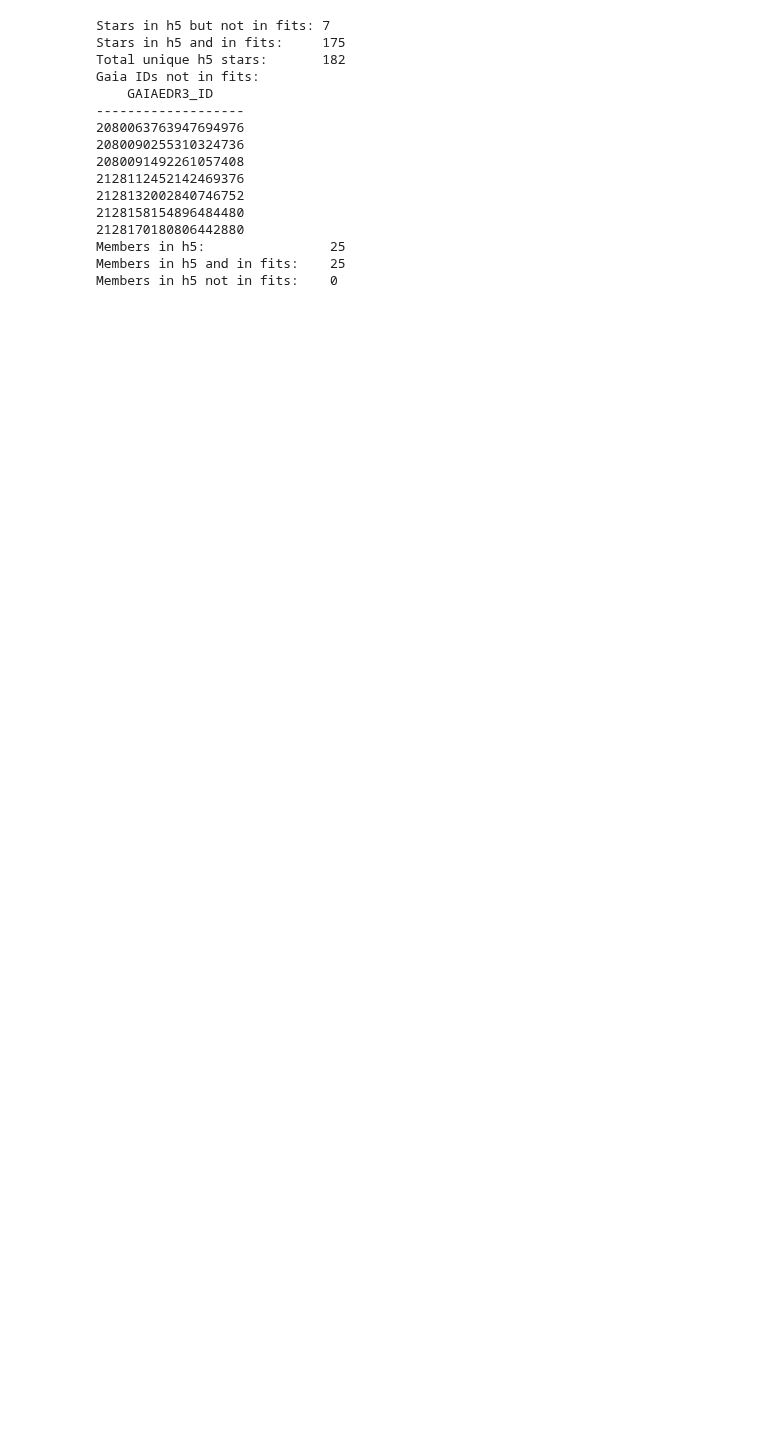
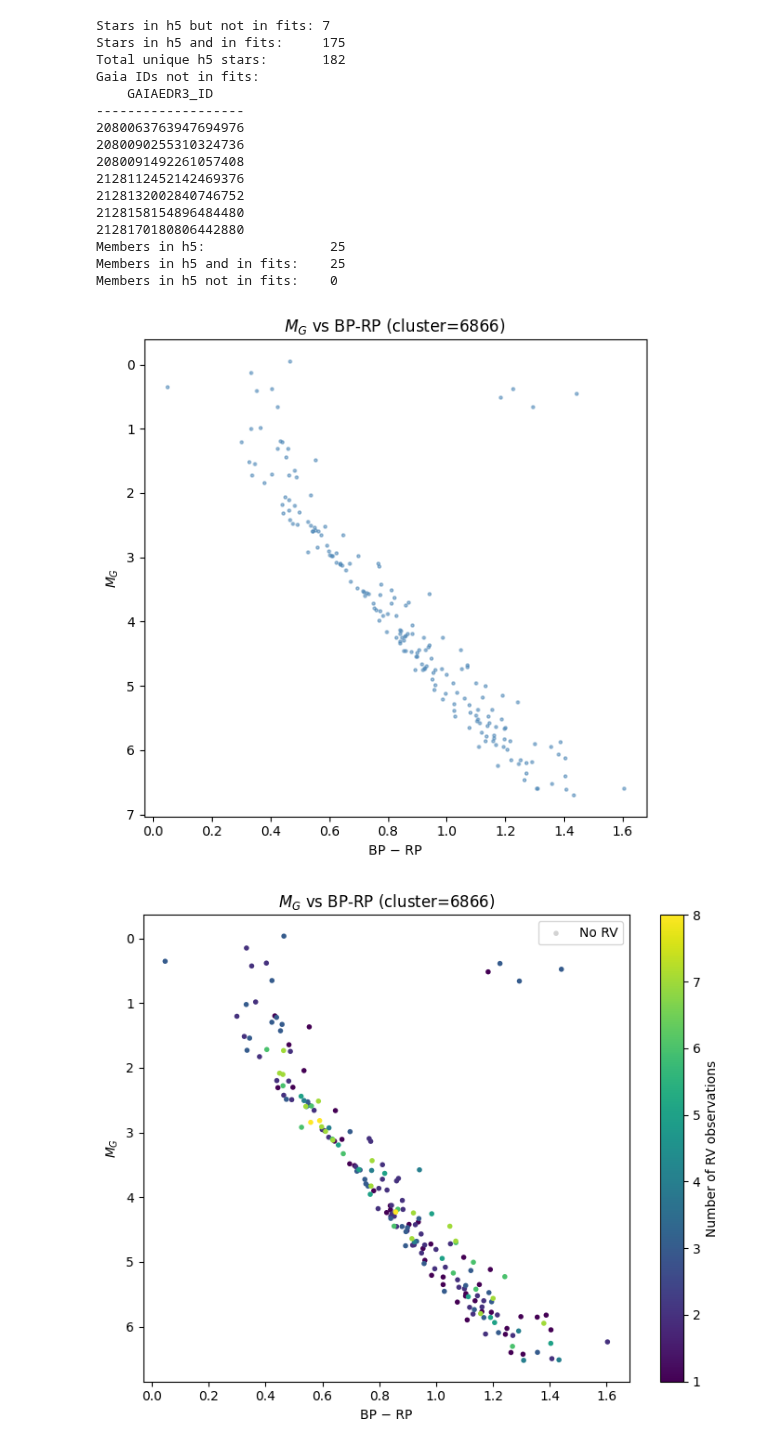
Before and after one commit to DWich06/binaries-research, a Jupyter notebook: NGC6866_6811/Mg_BPRP_RVCounts.ipynb, the cells around one changed output. Drawn from its saved outputs; the diff is of its cells as text; code cells hidden in the pictures; blank space fills up the shorter version.

Commit message:
Updating plots

```diff
--- a/NGC6866_6811/Mg_BPRP_RVCounts.ipynb
+++ b/NGC6866_6811/Mg_BPRP_RVCounts.ipynb
@@ -326,0 +488,6 @@ Members in h5 not in fits:    0
+# %%
+M_g_BPRP_h5(cluster="6866")
+M_g_BPRP_h5_rv_counts(fits_path="rcat_ngc6866_v0.fits", cluster="6866")
+# %% [output]
+[figure, added]
+[figure, added]
```
Also changed, not shown: parts of 4 cells of this notebook, 5 other files.
